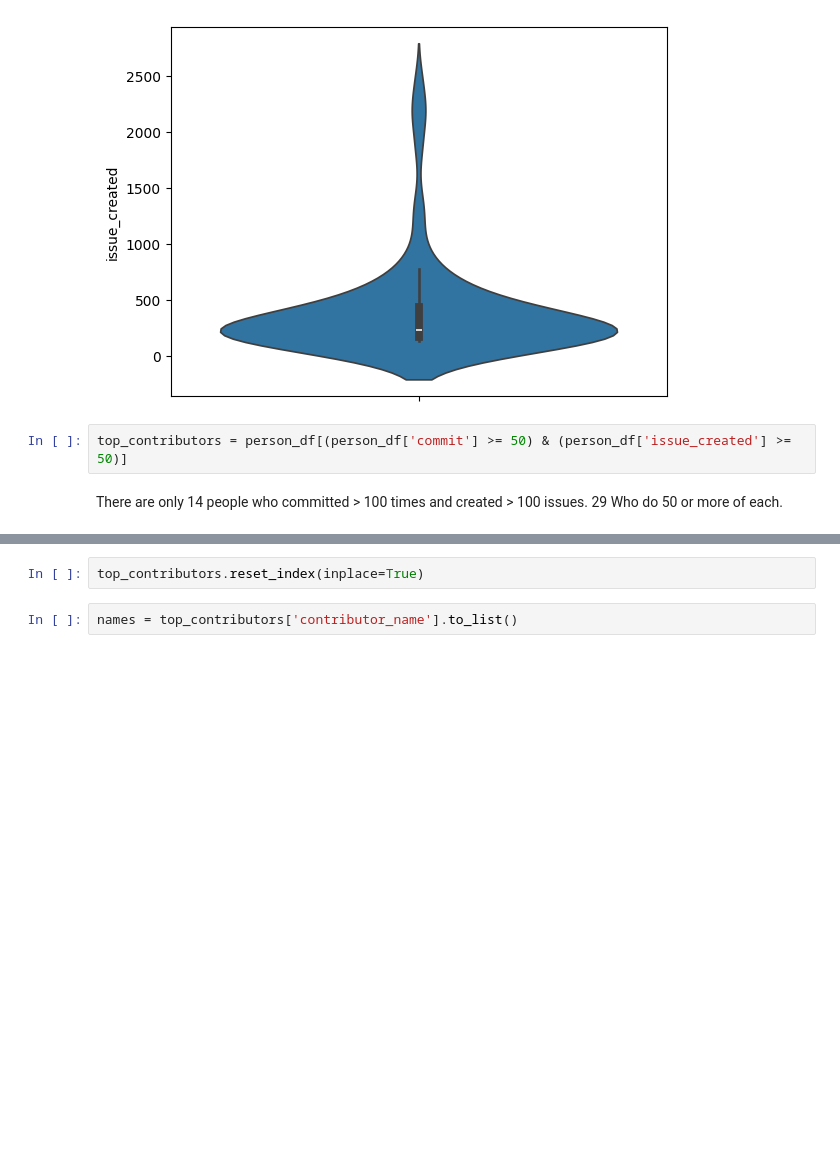
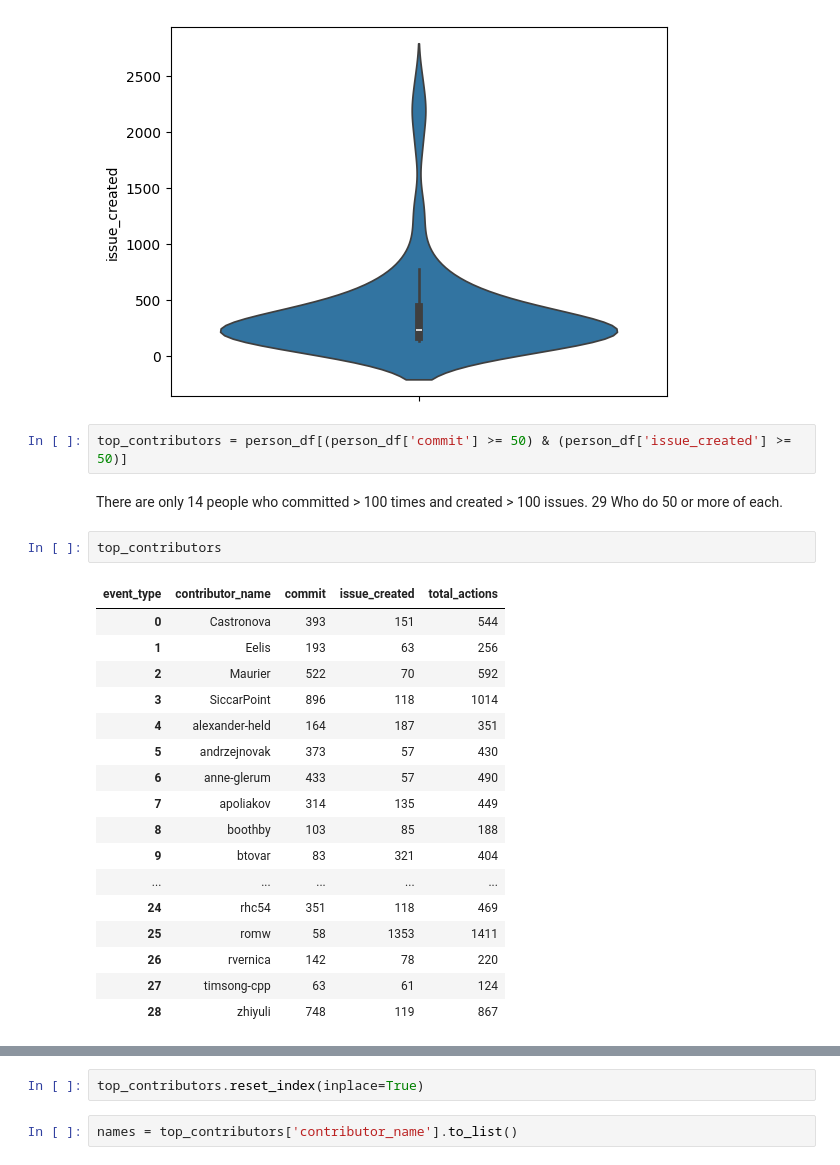
Before and after one commit to AchyDaMan/i320d_transition_augur, a Jupyter notebook: achintya_analysis.ipynb, the cells around one changed output, grey strips where cells are left out. Saved outputs shown, nothing was run; the diff lists cells and outputs as text; blank space fills up the shorter version.

```diff
--- a/achintya_analysis.ipynb
+++ b/achintya_analysis.ipynb
@@ -216,3 +220,23 @@ sns.violinplot(data=issue100_df['issue_created'])
 top_contributors = person_df[(person_df['commit'] >= 50) & (person_df['issue_created'] >= 50)]
 # %% [markdown]
 There are only 14 people who committed > 100 times and created > 100 issues. 29 Who do 50 or more of each.
+# %%
+top_contributors
+# %% [output]
+| event_type | contributor_name | commit | issue_created | total_actions |
+| 0 | Castronova | 393 | 151 | 544 |
+| 1 | Eelis | 193 | 63 | 256 |
+| 2 | Maurier | 522 | 70 | 592 |
+| 3 | SiccarPoint | 896 | 118 | 1014 |
+| 4 | alexander-held | 164 | 187 | 351 |
+| 5 | andrzejnovak | 373 | 57 | 430 |
+| 6 | anne-glerum | 433 | 57 | 490 |
+| 7 | apoliakov | 314 | 135 | 449 |
+| 8 | boothby | 103 | 85 | 188 |
+| 9 | btovar | 83 | 321 | 404 |
+| ... | ... | ... | ... | ... |
+| 24 | rhc54 | 351 | 118 | 469 |
+| 25 | romw | 58 | 1353 | 1411 |
+| 26 | rvernica | 142 | 78 | 220 |
+| 27 | timsong-cpp | 63 | 61 | 124 |
+| 28 | zhiyuli | 748 | 119 | 867 |
```
Also changed, not shown: parts of 8 cells of this notebook.
